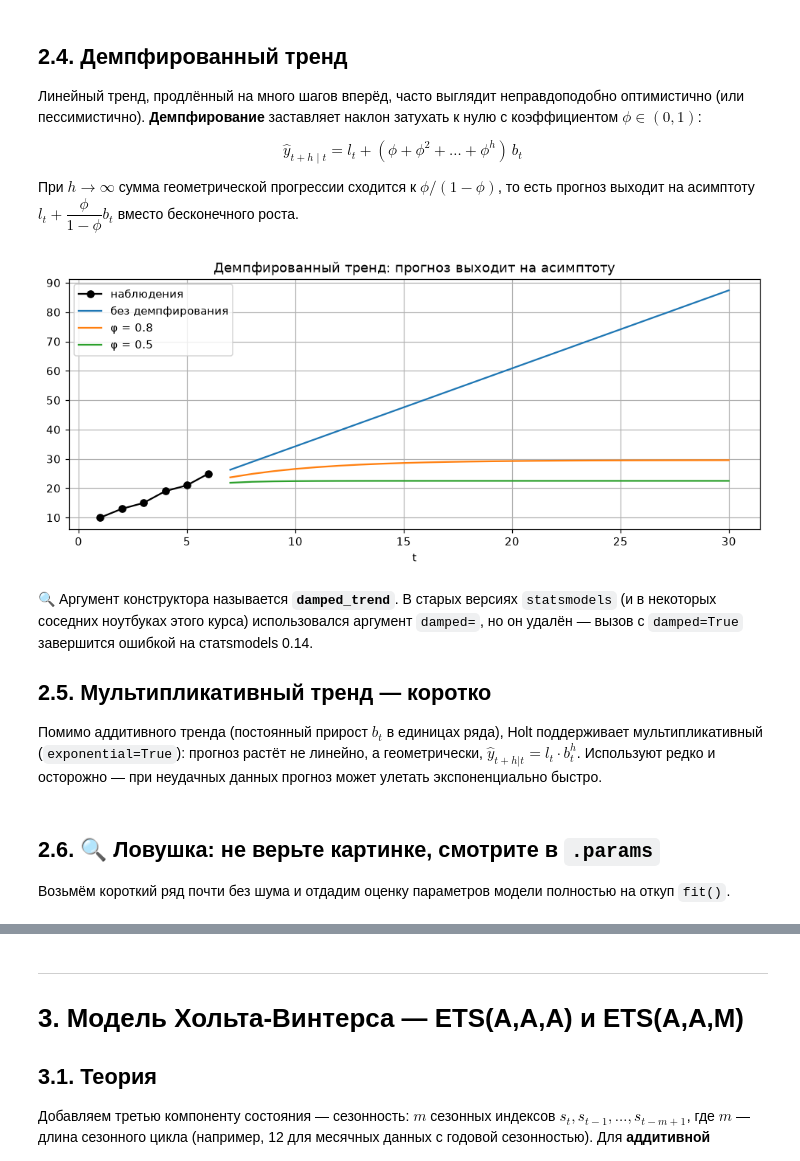
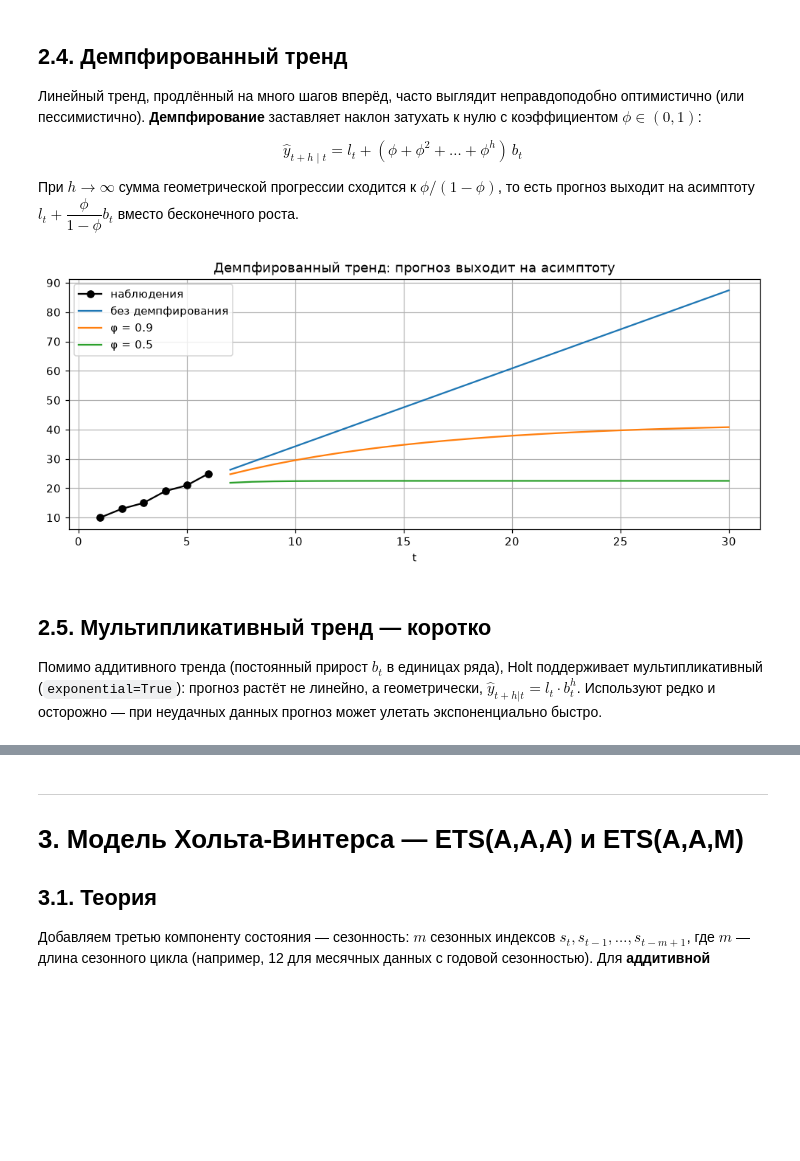
Before and after one commit to alex-hse-repository/time-series-cu-2026, a Jupyter notebook: week_3/part_1/01. Фильтрация и прогноз в ETS.ipynb, the cells around one changed output, grey strips where cells are left out. Cells and saved outputs as stored; diff of their text form; code cells hidden in the pictures; blank space fills up the shorter version.

```diff
--- a/week_3/part_1/01. Фильтрация и прогноз в ETS.ipynb
+++ b/week_3/part_1/01. Фильтрация и прогноз в ETS.ipynb
@@ -578,36 +558,32 @@ $$ \hat{y}_{t+h \mid t} = l_t + (\phi + \phi^2 + \dots + \phi^h)\, b_t $$
 # %%
 h = 24
 fig, ax = plt.subplots()
 y_holt.plot(ax=ax, marker="o", color="black", label="наблюдения")
 
 for damped, phi, label in [
     (False, None, "без демпфирования"),
-    (True, 0.8, "φ = 0.8"),
+    (True, 0.9, "φ = 0.9"),
     (True, 0.5, "φ = 0.5"),
 ]:
     kwargs = {"smoothing_level": alpha_h, "smoothing_trend": beta_h, "optimized": False}
     if damped:
         kwargs["damping_trend"] = phi
     m = Holt(
         y_holt,
         damped_trend=damped,
         initialization_method="known",
         initial_level=l0_h,
         initial_trend=b0_h,
     )
     f = m.fit(**kwargs)
     f.forecast(h).plot(ax=ax, label=label)
 
 ax.set_title("Демпфированный тренд: прогноз выходит на асимптоту")
 ax.legend()
 plt.show()
 # %% [output]
-[figure, old version]
+[figure, new version]
 # %% [markdown]
-🔍 Аргумент конструктора называется **`damped_trend`**. В старых версиях
-`statsmodels` (и в некоторых соседних ноутбуках этого курса) использовался
-аргумент `damped=`, но он удалён — вызов с `damped=True` завершится ошибкой
-на статsmodels 0.14.
 
 ## 2.5. Мультипликативный тренд — коротко
 
@@ -616,8 +592,3 @@ plt.show()
 линейно, а геометрически, $\hat{y}_{t+h|t} = l_t \cdot b_t^h$. Используют
 редко и осторожно — при неудачных данных прогноз может улетать
 экспоненциально быстро.
-# %% [markdown]
-## 2.6. 🔍 Ловушка: не верьте картинке, смотрите в `.params`
-
-Возьмём короткий ряд почти без шума и отдадим оценку параметров модели
-полностью на откуп `fit()`.
```
Also changed, not shown: parts of 24 cells of this notebook, 2 other files.
